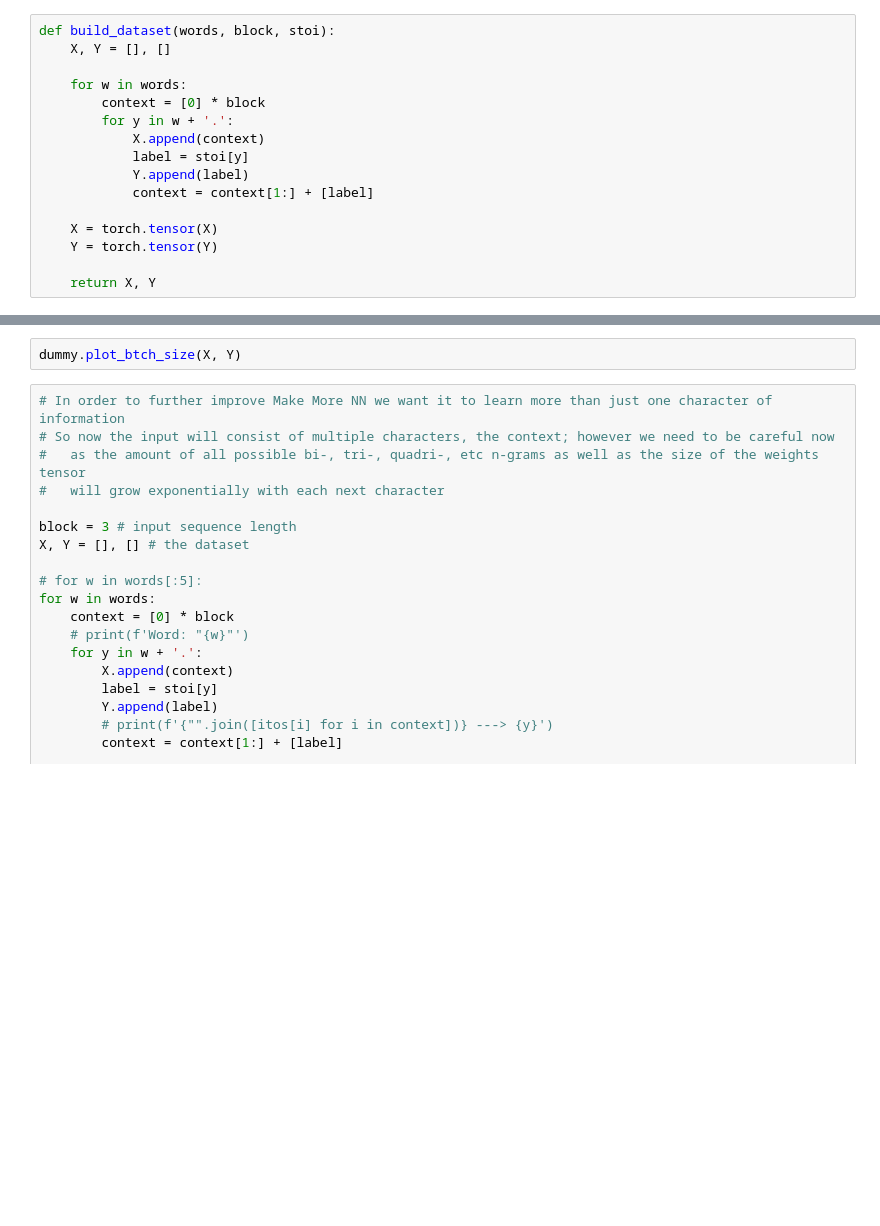
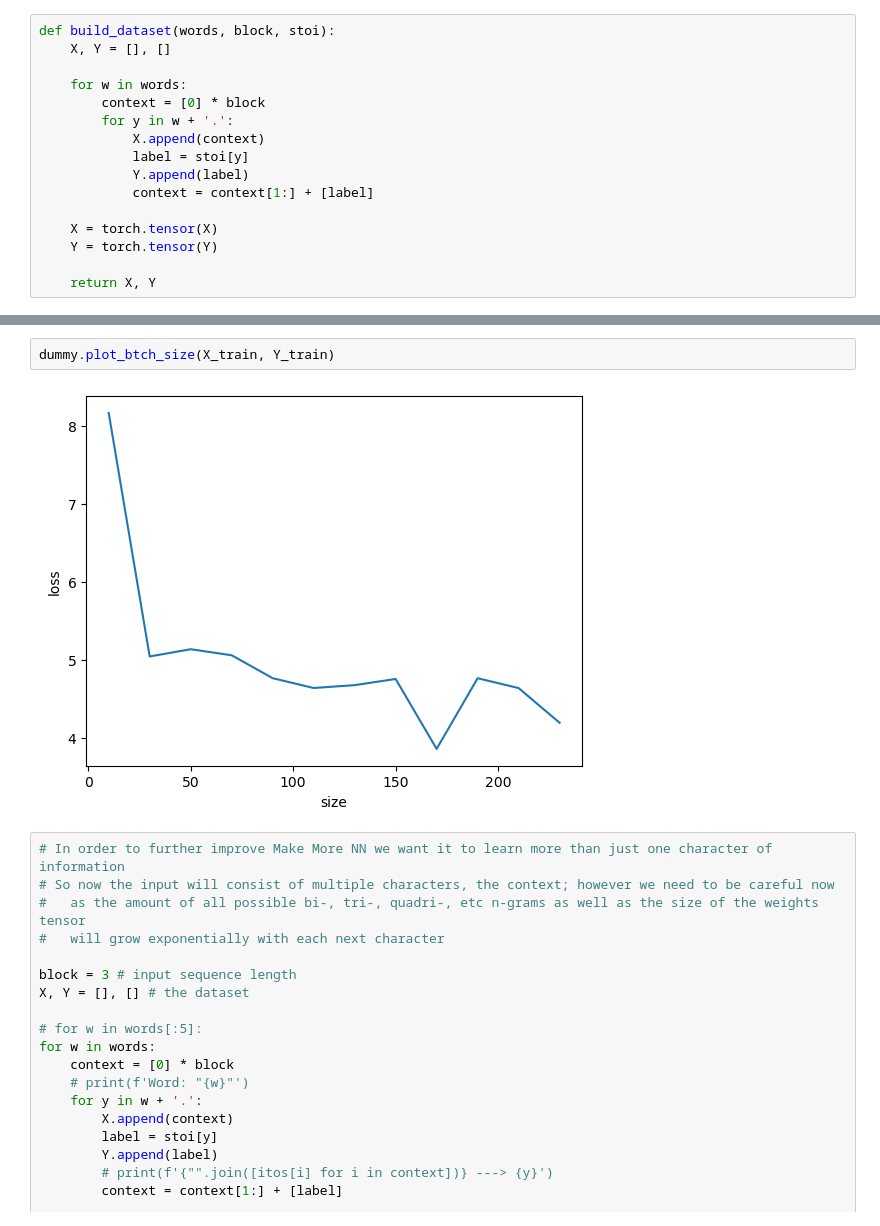
Before and after one commit to tankakatan/notebooks, a Jupyter notebook: tutorials/makemore mlp.ipynb, the cells around one changed output, grey strips where cells are left out. Cells and saved outputs as stored; diff of their text form; blank space fills up the shorter version.

```diff
--- a/tutorials/makemore mlp.ipynb
+++ b/tutorials/makemore mlp.ipynb
@@ -320,5 +361,7 @@ dummy.plot_embd_size(X, Y)
 # %%
-dummy.plot_btch_size(X, Y)
+dummy.plot_btch_size(X_train, Y_train)
+# %% [output]
+[figure, added]
 # %%
 # In order to further improve Make More NN we want it to learn more than just one character of information
 # So now the input will consist of multiple characters, the context; however we need to be careful now
```
Also changed, not shown: parts of 13 cells of this notebook.
